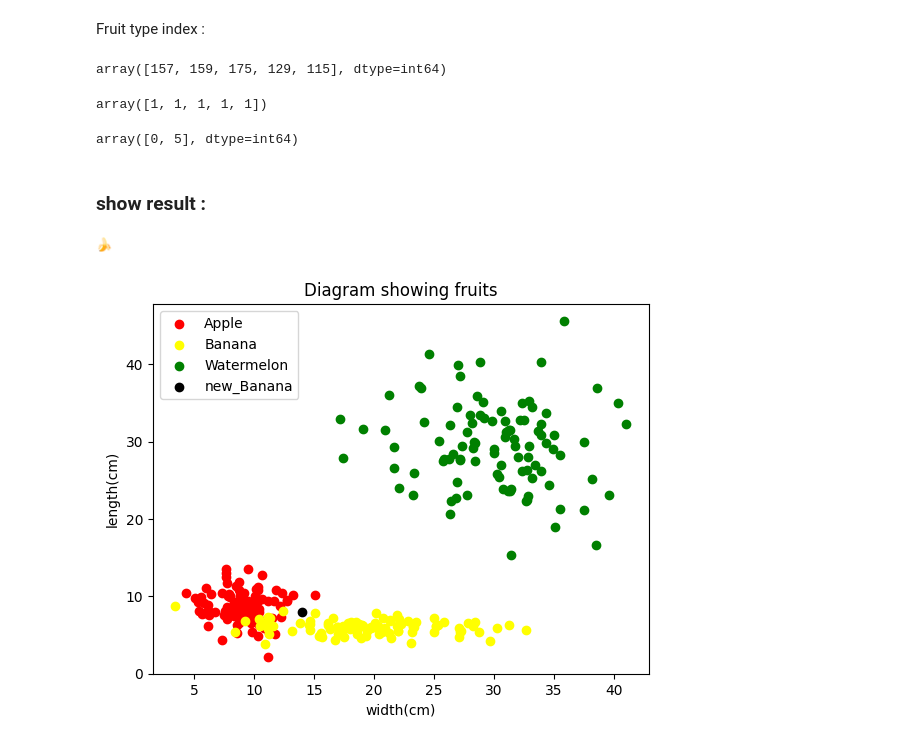
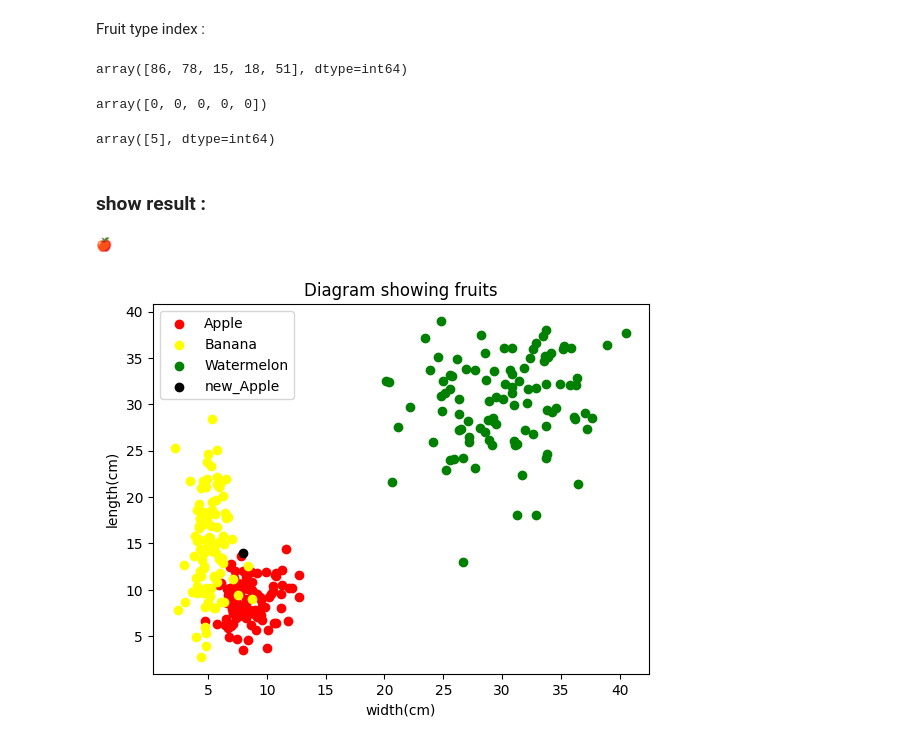
Before and after one commit to Moein-Moatali-2006/Machine-learning, a Jupyter notebook: 6.1/fruit_KNN_ML.ipynb, the cells around one changed output. Cells and saved outputs as stored; diff of their text form; code cells hidden in the pictures.

```diff
--- a/6.1/fruit_KNN_ML.ipynb
+++ b/6.1/fruit_KNN_ML.ipynb
@@ -23,15 +23,15 @@ apple_width = np.random.normal(9,2,count)
 apple_length = np.random.normal(9,2,count)
 
 # Bananas
-banana_width = np.random.normal(20,5,count)
-banana_length = np.random.normal(6,1,count)
+banana_width = np.random.normal(15,5,count)
+banana_length = np.random.normal(5,1,count)
 
 #Watermelons
 watermelon_width = np.random.normal(30,5,count)
 watermelon_length = np.random.normal(30,5,count)
 
 # new fruit:
-fruit_width_length = np.array([14,8])
+fruit_width_length = np.array([8,14])
 # %% [markdown]
 show with scatter :
 # %%
@@ -98,16 +98,16 @@ Fruit type index :
 nearest_neighbors = np.argsort(distances)[0:K]
 nearest_neighbors
 # %% [output]
-array([157, 159, 175, 129, 115], dtype=int64)
+array([86, 78, 15, 18, 51], dtype=int64)
 # %%
 Y_train[nearest_neighbors]
 # %% [output]
-array([1, 1, 1, 1, 1])
+array([0, 0, 0, 0, 0])
 # %%
 result = np.bincount(Y_train[nearest_neighbors])
 result
 # %% [output]
-array([0, 5], dtype=int64)
+array([5], dtype=int64)
 # %% [markdown]
 ### show result :
 # %%
@@ -121,16 +121,16 @@ elif np.argmax(result) == 2:
     guess_ML = "new_Watermelon"
     print("🍉")
 # %% [output]
-🍌
+🍎
 # %%
-plt.scatter(apple_width,apple_length,color="red")
-plt.scatter(banana_width,banana_length,color="yellow")
-plt.scatter(watermelon_width,watermelon_length,color="green")
+plt.scatter(apple_length,apple_width,color="red")
+plt.scatter(banana_length,banana_width,color="yellow")
+plt.scatter(watermelon_length,watermelon_width,color="green")
 plt.scatter(fruit_width_length[0],fruit_width_length[1],color="black")
 plt.title("Diagram showing fruits")
 plt.xlabel("width(cm)")
 plt.ylabel("length(cm)")
 plt.legend(["Apple","Banana","Watermelon",guess_ML])
 plt.show()
 # %% [output]
-[figure, old version]
+[figure, new version]
```
Also changed, not shown: parts of 1 cell of this notebook, 2 other files.
